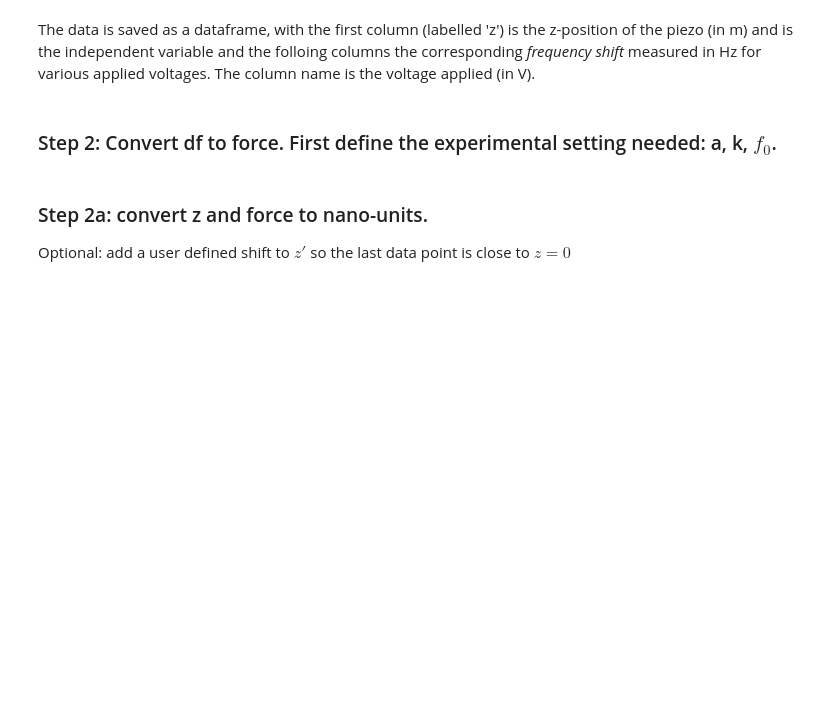
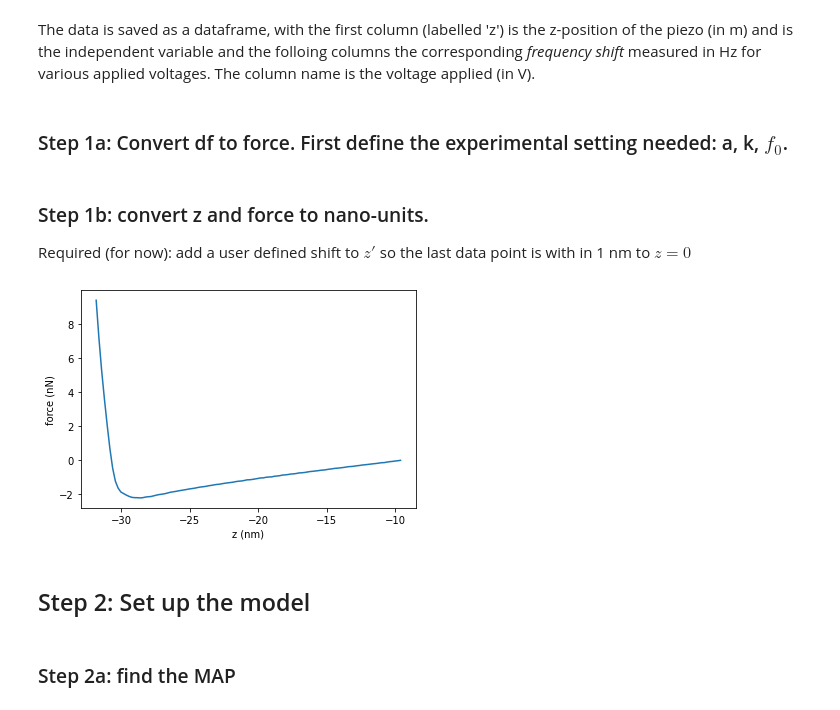
Before and after one commit to phys201/nc_AFM, a Jupyter notebook: documentation.ipynb, the cells around one changed output. Saved outputs shown, nothing was run; the diff lists cells and outputs as text; code cells hidden in the pictures; blank space fills up the shorter version.

```diff
--- a/documentation.ipynb
+++ b/documentation.ipynb
@@ -450,7 +483,7 @@ path = io.get_example_data_file_path(filename, data_dir = additional_path)
 
 z_df_dataframe = io.load_data(path)
 # %% [markdown]
-### Step 2: Convert df to force. First define the experimental setting needed: a, k, $f_0$.
+### Step 1a: Convert df to force. First define the experimental setting needed: a, k, $f_0$.
 # %%
 #amplitude, set to 0.5 nm
 a = 0.5*10**-9
@@ -465,4 +498,4 @@ force_array = fcn.df2force(z_df_dataframe['z'], z_df_dataframe['0.75'], a, k, f_
 # %% [markdown]
-### Step 2a: convert z and force to nano-units.
+### Step 1b: convert z and force to nano-units.
 
-Optional: add a user defined shift to $z'$ so the last data point is close to $z = 0$
+Required (for now): add a user defined shift to $z'$ so the last data point is with in 1 nm to $z = 0$
@@ -480,0 +511,8 @@ hamaker = 0.286 #aJ
+# %%
+plt.plot(z_data, f_data)
+plt.xlabel('z (nm)')
+plt.ylabel('force (nN)');
+# %% [output]
+[figure, added]
+# %% [markdown]
+## Step 2: Set up the model
@@ -480,0 +521,2 @@ hamaker = 0.286 #aJ
+# %% [markdown]
+### Step 2a: find the MAP
```
Also changed, not shown: parts of 34 cells of this notebook, 3 other files.
